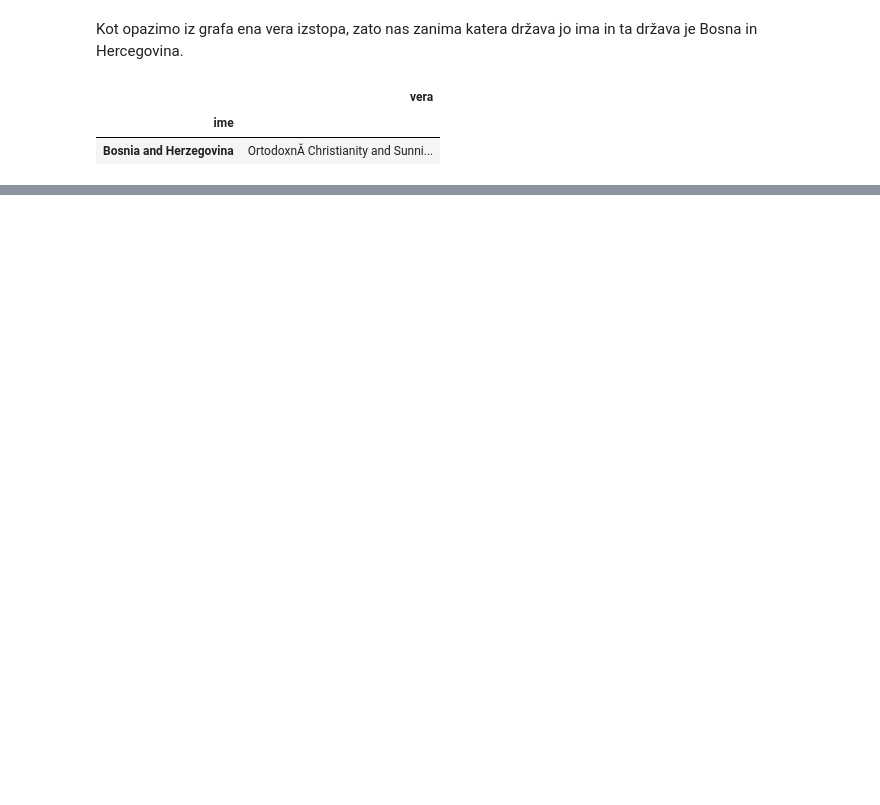
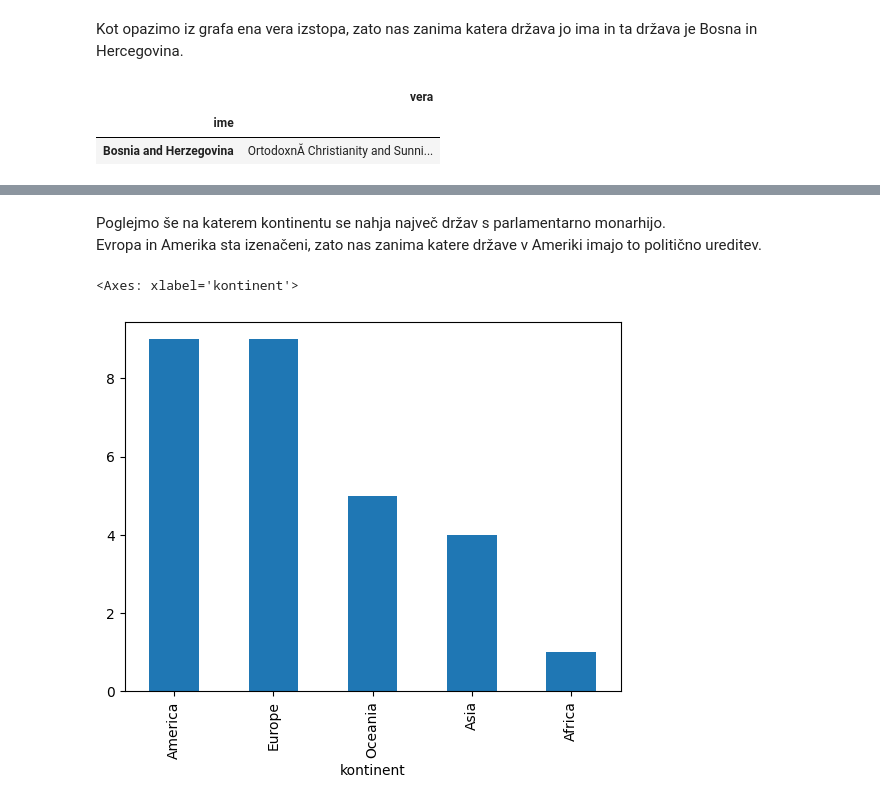
Before and after one commit to mianardin/Projektna_naloga, a Jupyter notebook: Analiza.ipynb, the cells around one changed output, grey strips where cells are left out. Drawn from its saved outputs; the diff is of its cells as text; code cells hidden in the pictures; blank space fills up the shorter version.

```diff
--- a/Analiza.ipynb
+++ b/Analiza.ipynb
@@ -116,0 +107,4 @@ podtabela4.groupby(by='območje (km2)').agg({'gdp (USD per capita)':"mean"}).plo
+# %%
+filter_monarhija = drzave['vlada'] == 'constitutional monarchy based on parlamentarism'
+podtabela5 = drzave[filter_monarhija].copy()
+podtabela5[['območje (km2)', 'vlada']].sort_values('območje (km2)',ascending=False).head(10)
@@ -116,0 +124,9 @@ podtabela4.groupby(by='območje (km2)').agg({'gdp (USD per capita)':"mean"}).plo
+# %% [markdown]
+Poglejmo še na katerem kontinentu se nahja največ držav s parlamentarno monarhijo.<br>Evropa in Amerika sta izenačeni, zato nas zanima katere države v Ameriki imajo to politično ureditev.
+# %%
+monarhije = podtabela5.groupby(by=['kontinent']).size()
+monarhije.sort_values(inplace= True,ascending=False)
+monarhije.plot.bar()
+# %% [output]
+<Axes: xlabel='kontinent'>
+[figure, added]
```
Also changed, not shown: parts of 23 cells of this notebook, 5 other files.
